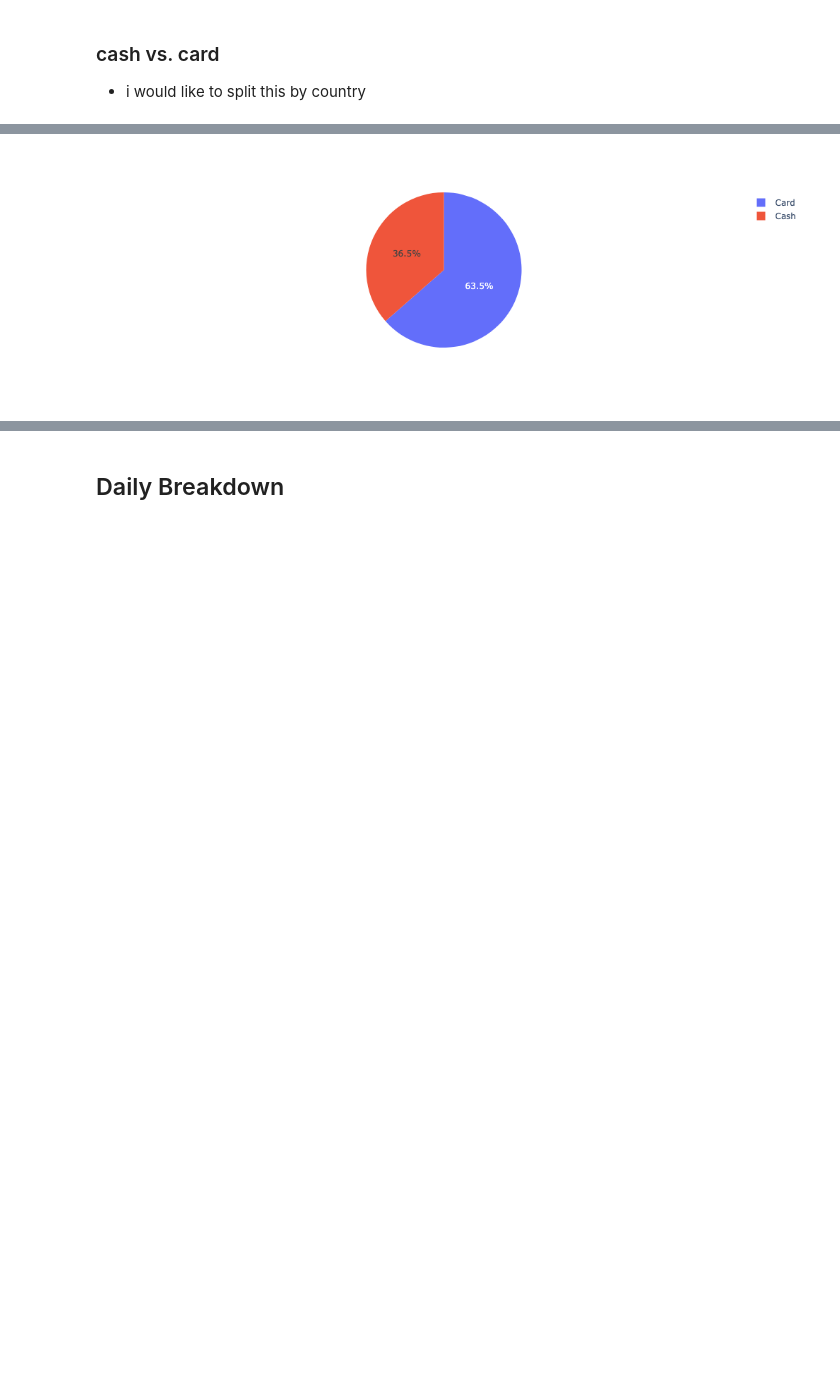
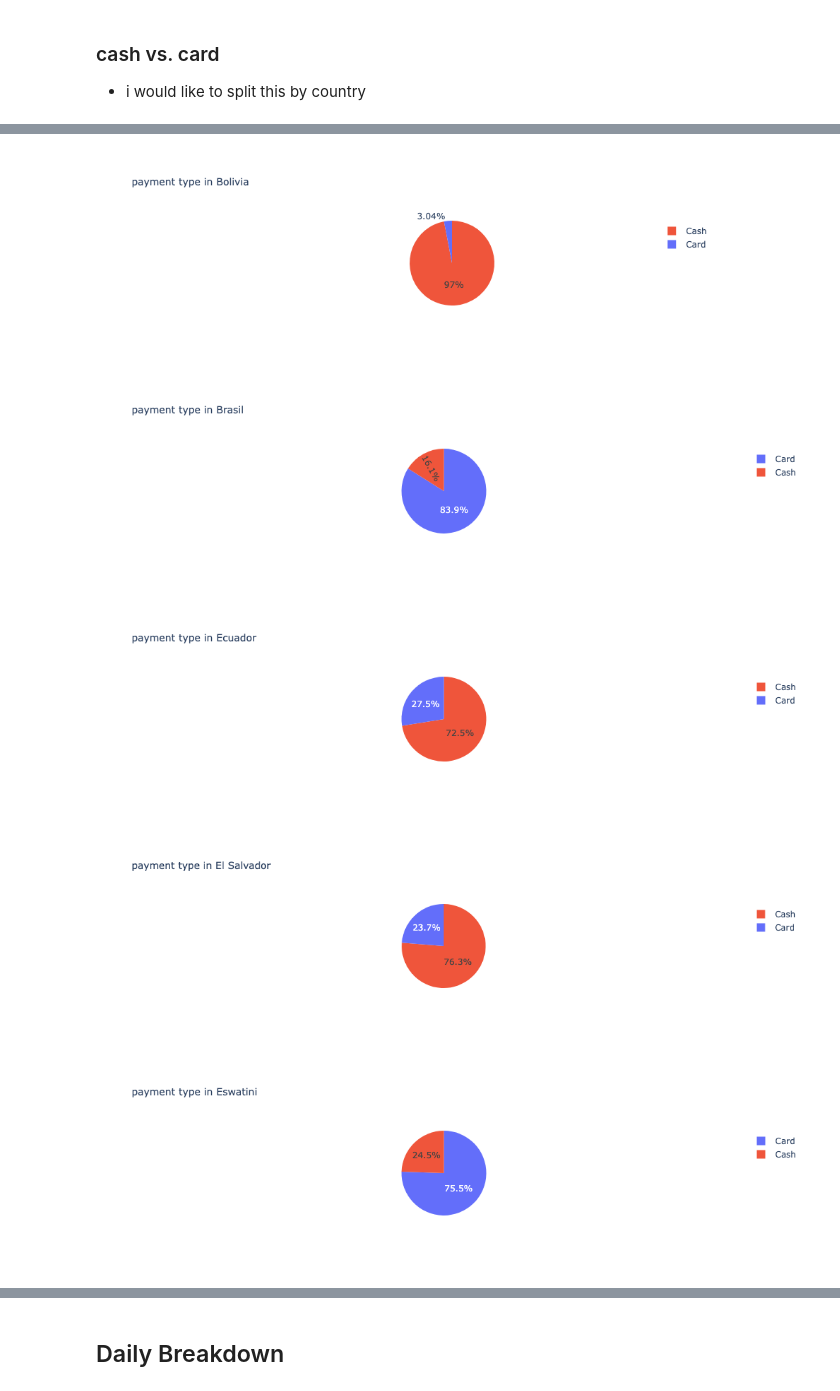
Before and after one commit to SunnyWillert18/floating-in-space, a Jupyter notebook: nbs/money.ipynb, the cells around one changed output, grey strips where cells are left out. Saved outputs shown, nothing was run; the diff lists cells and outputs as text; code cells hidden in the pictures; blank space fills up the shorter version.

```diff
--- a/nbs/money.ipynb
+++ b/nbs/money.ipynb
@@ -170,4 +170,4 @@ Mean daily spending: $67.79
 ### cash vs. card
 - i would like to split this by country
 # %%
-acc_split = df[df.category != '🤑 Allowance'].groupby(['account']).cad.sum().reset_index()
+acc_split = df[df.category != '🤑 Allowance'].groupby(['account','country']).cad.sum().reset_index()
@@ -174,5 +192,17 @@ acc_split = df[df.category != '🤑 Allowance'].groupby(['account']).cad.sum().r
 # %%
-fig = px.pie(acc_split, values='cad', names='account')
-fig.show()
+for c in acc_split.country.unique():
+    fig = px.pie(
+        acc_split[acc_split.country == c],
+        values='cad',
+        names='account',
+        title='payment type in {}'.format(c),
+        color='account'
+    )
+    fig.update_layout(width=300, height=300, title_font=dict(size=14))
+    fig.show()
 # %% [output]
-[figure, old version]
+[figure, new version]
+[figure, added]
+[figure, added]
+[figure, added]
+[figure, added]
```
Also changed, not shown: parts of 12 cells of this notebook.
